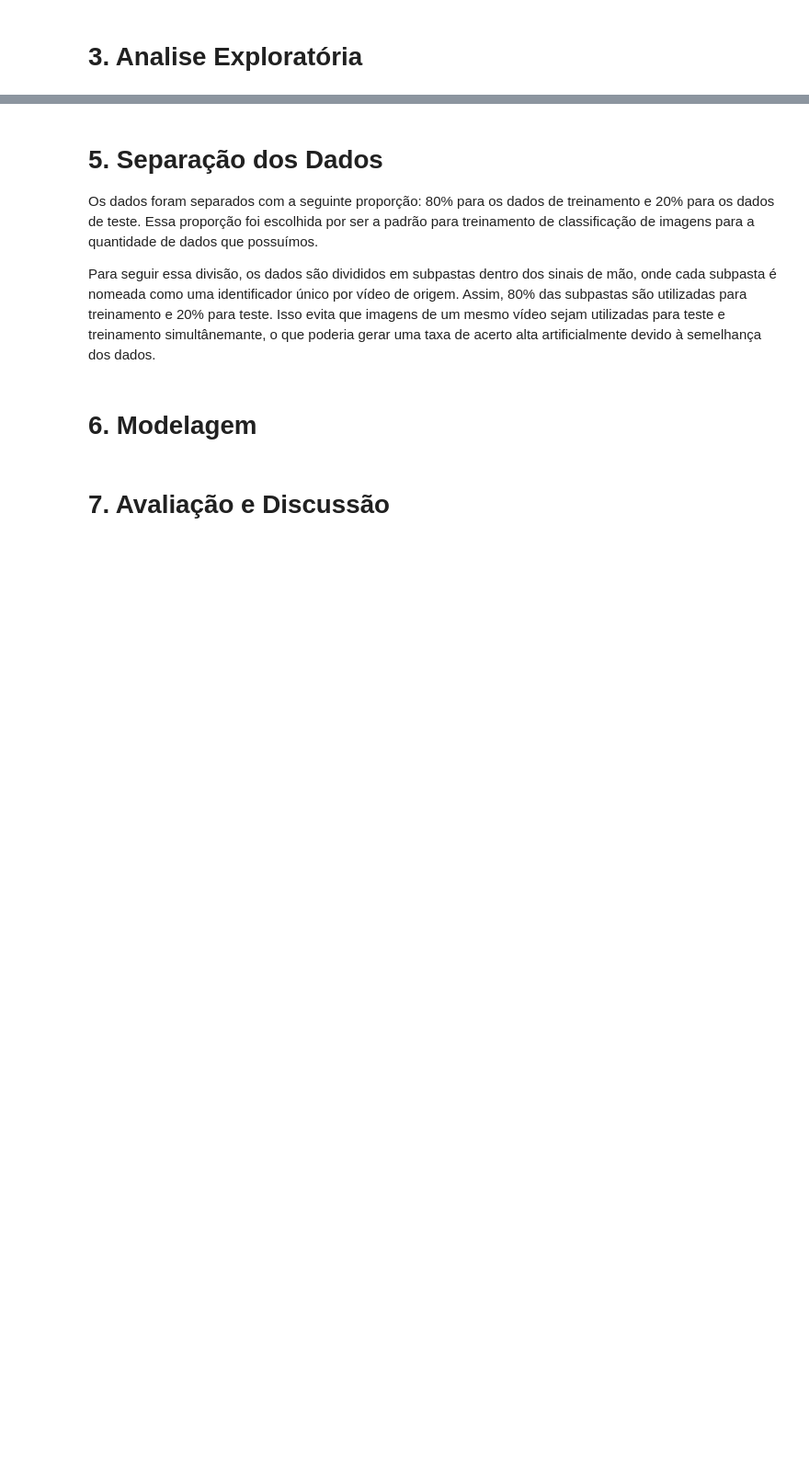
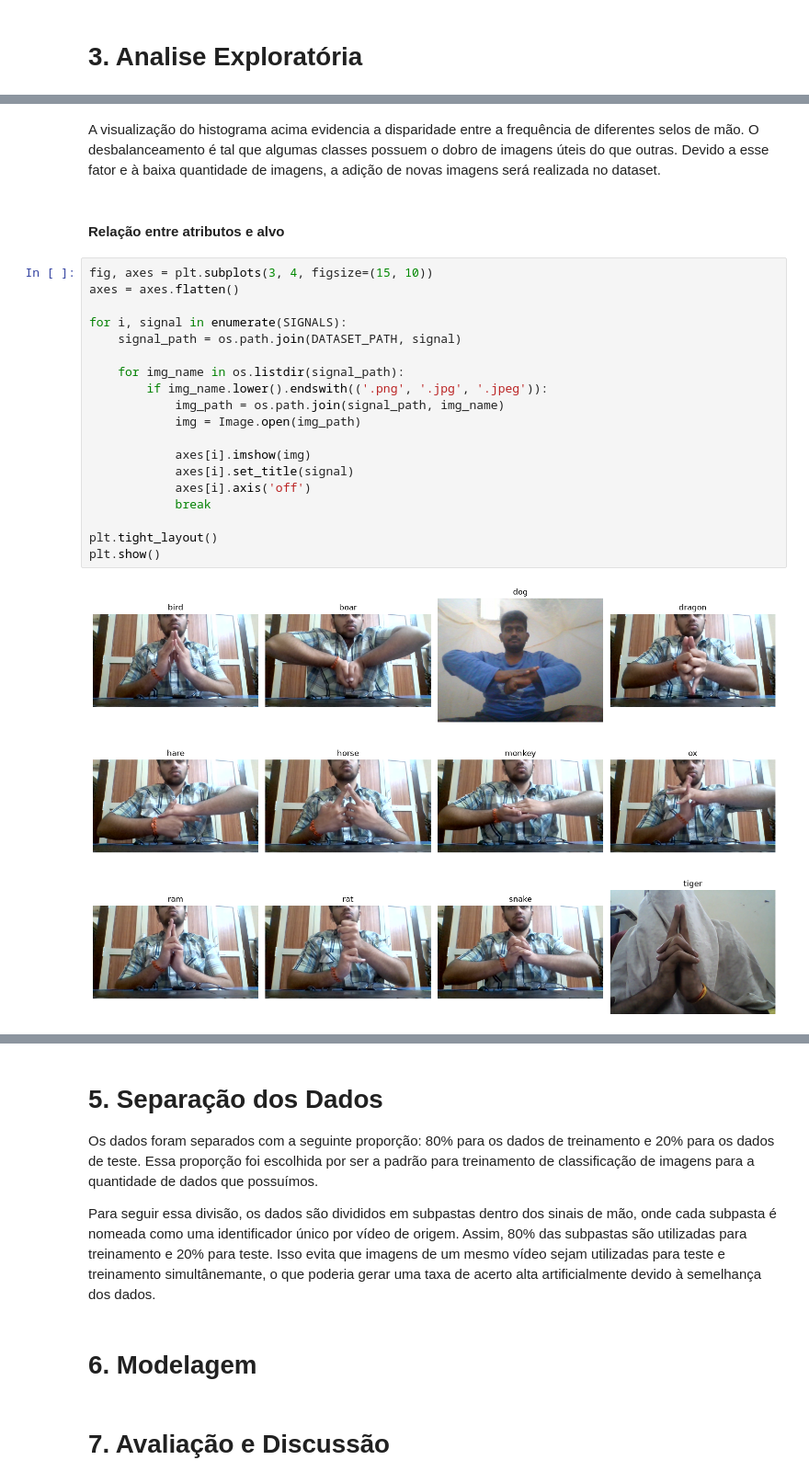
Before and after one commit to luizpoderoso/fia-mao-naruto, a Jupyter notebook: process.ipynb, the cells around one changed output, grey strips where cells are left out. Shown at 92% size. Drawn from its saved outputs; the diff is of its cells as text; blank space fills up the shorter version.

```diff
--- a/process.ipynb
+++ b/process.ipynb
@@ -149,0 +212,25 @@ O relatório final aponta a existência de 1960 imagens no dataset original. As
+# %% [markdown]
+A visualização do histograma acima evidencia a disparidade entre a frequência de diferentes selos de mão. O desbalanceamento é tal que algumas classes possuem o dobro de imagens úteis do que outras. Devido a esse fator e à baixa quantidade de imagens, a adição de novas imagens será realizada no dataset.
+# %% [markdown]
+#### Relação entre atributos e alvo
+# %%
+fig, axes = plt.subplots(3, 4, figsize=(15, 10))
+axes = axes.flatten()
+
+for i, signal in enumerate(SIGNALS):
+    signal_path = os.path.join(DATASET_PATH, signal)
+
+    for img_name in os.listdir(signal_path):
+        if img_name.lower().endswith(('.png', '.jpg', '.jpeg')):
+            img_path = os.path.join(signal_path, img_name)
+            img = Image.open(img_path)
+
+            axes[i].imshow(img)
+            axes[i].set_title(signal)
+            axes[i].axis('off')
+            break
+
+plt.tight_layout()
+plt.show()
+# %% [output]
+[figure, added]
```
Also changed, not shown: parts of 16 cells of this notebook, 1 other file.
